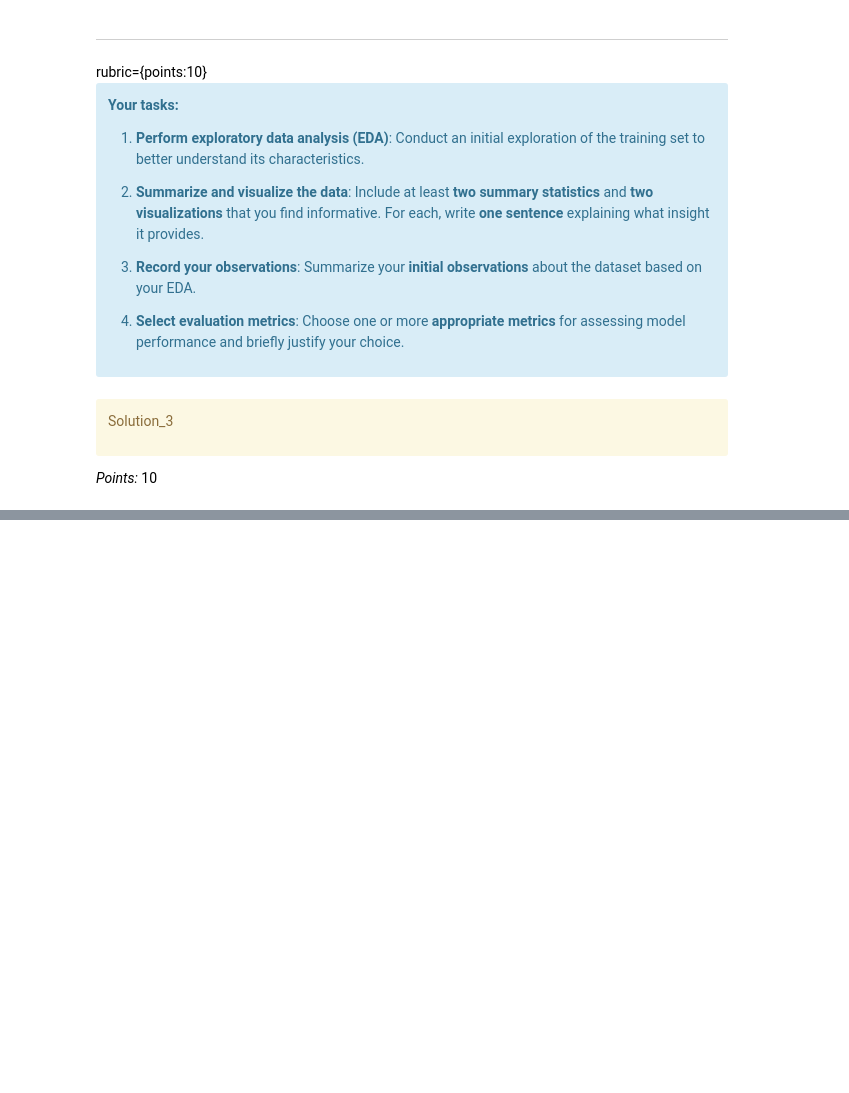
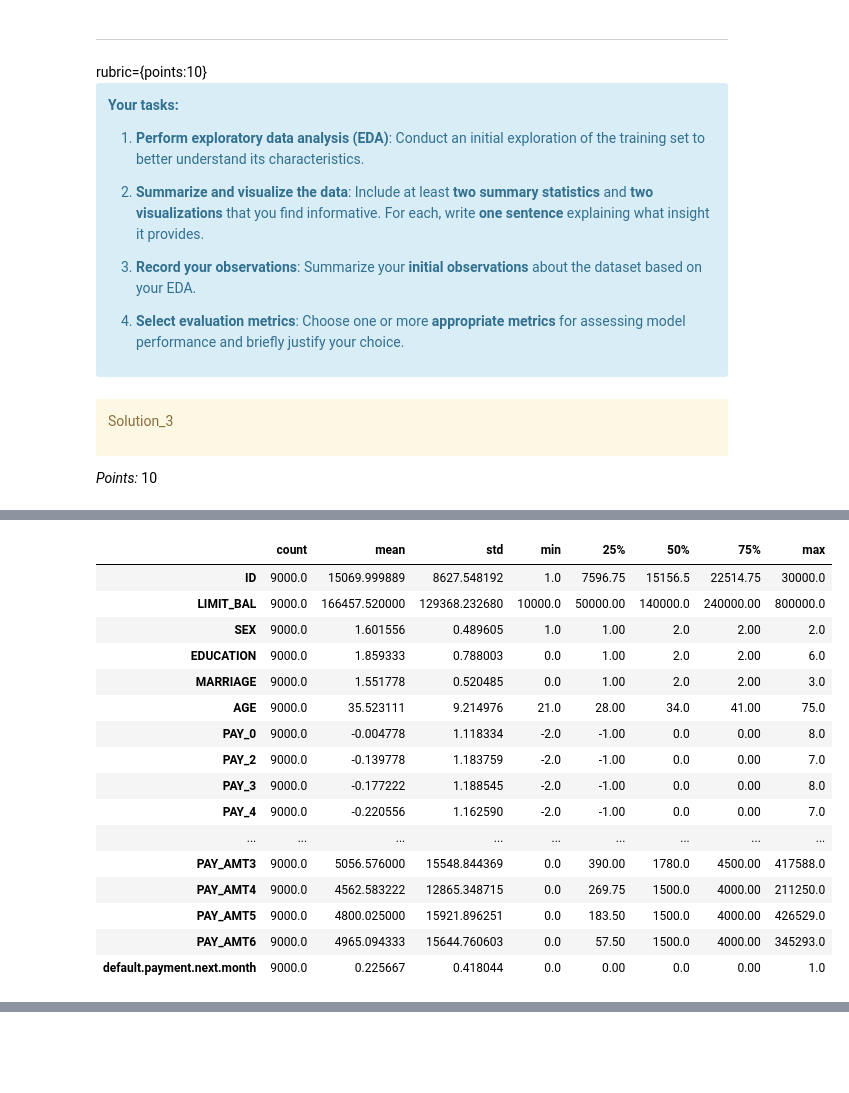
Before and after one commit to DavidHua04/CreditCardDefaultPost.github.io, a Jupyter notebook: hw5.ipynb, the cells around one changed output, grey strips where cells are left out. Cells and saved outputs as stored; diff of their text form; code cells hidden in the pictures; blank space fills up the shorter version.

```diff
--- a/hw5.ipynb
+++ b/hw5.ipynb
@@ -227,0 +277,20 @@ _Type your answer here, replacing this text._
+# %%
+train_df.describe().T
+# %% [output]
+|  | count | mean | std | min | 25% | 50% | 75% | max |
+| ID | 9000.0 | 15069.999889 | 8627.548192 | 1.0 | 7596.75 | 15156.5 | 22514.75 | 30000.0 |
+| LIMIT_BAL | 9000.0 | 166457.520000 | 129368.232680 | 10000.0 | 50000.00 | 140000.0 | 240000.00 | 800000.0 |
+| SEX | 9000.0 | 1.601556 | 0.489605 | 1.0 | 1.00 | 2.0 | 2.00 | 2.0 |
+| EDUCATION | 9000.0 | 1.859333 | 0.788003 | 0.0 | 1.00 | 2.0 | 2.00 | 6.0 |
+| MARRIAGE | 9000.0 | 1.551778 | 0.520485 | 0.0 | 1.00 | 2.0 | 2.00 | 3.0 |
+| AGE | 9000.0 | 35.523111 | 9.214976 | 21.0 | 28.00 | 34.0 | 41.00 | 75.0 |
+| PAY_0 | 9000.0 | -0.004778 | 1.118334 | -2.0 | -1.00 | 0.0 | 0.00 | 8.0 |
+| PAY_2 | 9000.0 | -0.139778 | 1.183759 | -2.0 | -1.00 | 0.0 | 0.00 | 7.0 |
+| PAY_3 | 9000.0 | -0.177222 | 1.188545 | -2.0 | -1.00 | 0.0 | 0.00 | 8.0 |
+| PAY_4 | 9000.0 | -0.220556 | 1.162590 | -2.0 | -1.00 | 0.0 | 0.00 | 7.0 |
+| ... | ... | ... | ... | ... | ... | ... | ... | ... |
+| PAY_AMT3 | 9000.0 | 5056.576000 | 15548.844369 | 0.0 | 390.00 | 1780.0 | 4500.00 | 417588.0 |
+| PAY_AMT4 | 9000.0 | 4562.583222 | 12865.348715 | 0.0 | 269.75 | 1500.0 | 4000.00 | 211250.0 |
+| PAY_AMT5 | 9000.0 | 4800.025000 | 15921.896251 | 0.0 | 183.50 | 1500.0 | 4000.00 | 426529.0 |
+| PAY_AMT6 | 9000.0 | 4965.094333 | 15644.760603 | 0.0 | 57.50 | 1500.0 | 4000.00 | 345293.0 |
+| default.payment.next.month | 9000.0 | 0.225667 | 0.418044 | 0.0 | 0.00 | 0.0 | 0.00 | 1.0 |
```
Also changed, not shown: parts of 84 cells of this notebook.
